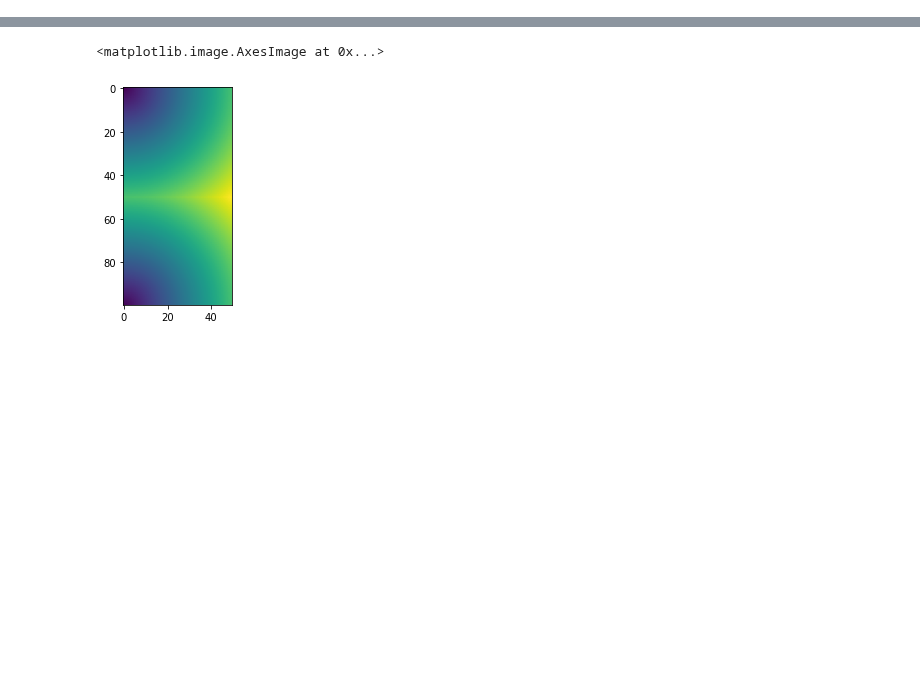
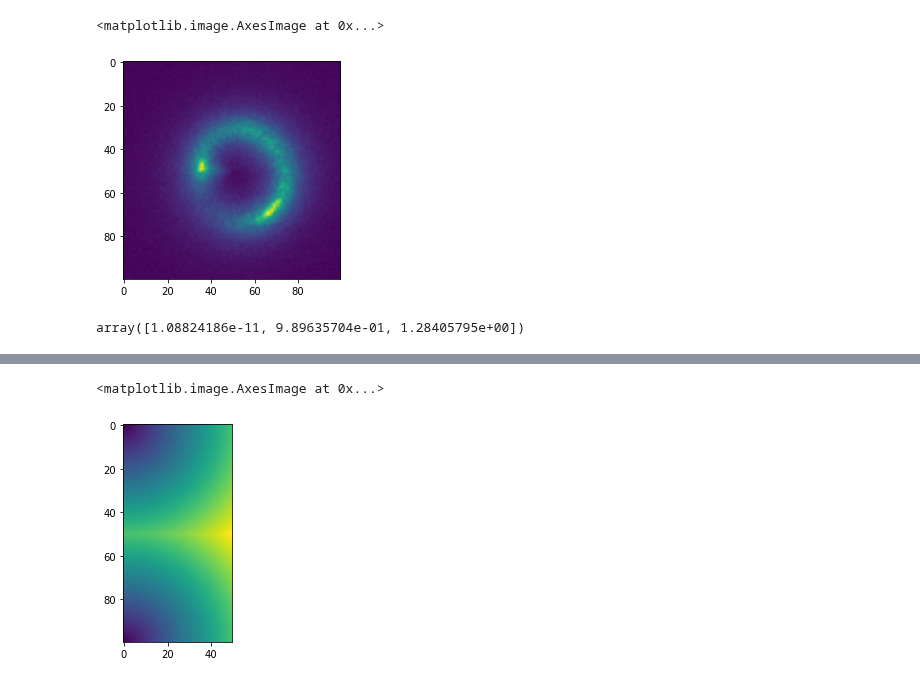
Before and after one commit to Herculens/herculens, a Jupyter notebook: GRF_perturbations/Notebooks/test.ipynb, the cells around one changed output, grey strips where cells are left out. Cells and saved outputs as stored; diff of their text form; code cells hidden in the pictures; blank space fills up the shorter version.

```diff
--- a/GRF_perturbations/Notebooks/test.ipynb
+++ b/GRF_perturbations/Notebooks/test.ipynb
@@ -197,0 +191,5 @@ DeviceArray([-0.10466971,  0.08305146,  0.27077264], dtype=float64)
+# %%
+plt.imshow(Images[2,0])
+# %% [output]
+<matplotlib.image.AxesImage at 0x...>
+[figure, added]
@@ -197,0 +223,4 @@ DeviceArray([-0.10466971,  0.08305146,  0.27077264], dtype=float64)
+# %%
+losses
+# %% [output]
+array([1.08824186e-11, 9.89635704e-01, 1.28405795e+00])
```
Also changed, not shown: parts of 48 cells of this notebook, 3 other files.
